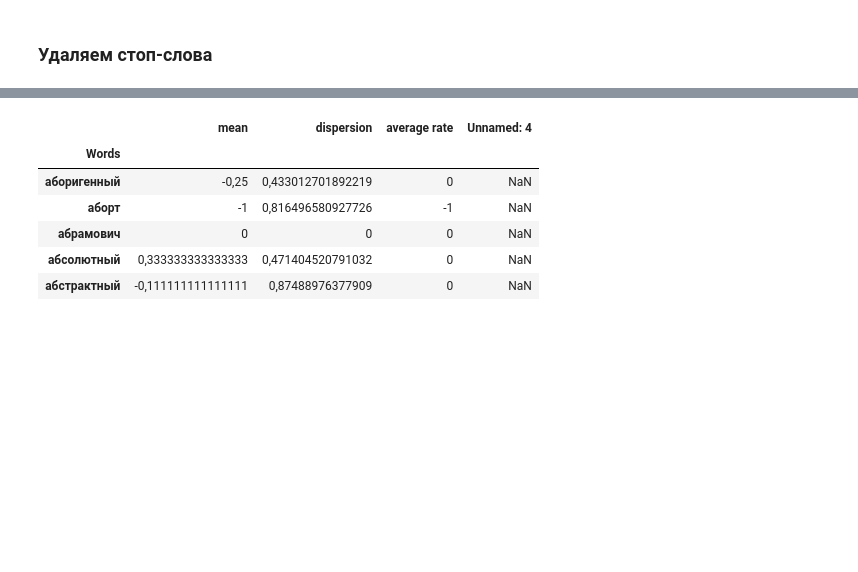
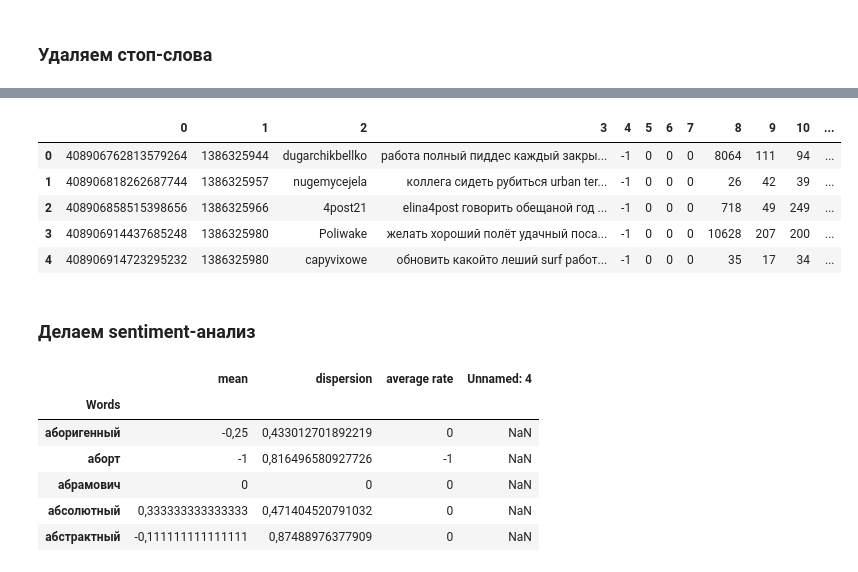
Before and after one commit to ivanVgusev/NLP, a Jupyter notebook: lab1.ipynb, the cells around one changed output, grey strips where cells are left out. Saved outputs shown, nothing was run; the diff lists cells and outputs as text; code cells hidden in the pictures; blank space fills up the shorter version.

```diff
--- a/lab1.ipynb
+++ b/lab1.ipynb
@@ -38,11 +54,25 @@ def text_preprocess(text: str) -> str:
     normalized_text = normalized_text.lower()
     normalized_text = [word for word in normalized_text.split() if word not in stop_words]
     normalized_text = [morph.parse(word)[0].normal_form for word in normalized_text]
-    return " ".join(normalized_text)
+    normalized_text = " ".join(normalized_text)
+    normalized_text = normalized_text.translate(str.maketrans('', '', string.punctuation))
+    # Удаляем все ссылки из текстов
+    normalized_text = re.sub(r"https?:\/\/.*?[\s+]", "", normalized_text)
+    normalized_text = re.sub(r"\n+?", "\n", normalized_text)
+    return normalized_text
 # %%
 # Применяем предобработку текста ко всему датасету
 dataset.iloc[:, 3] = dataset.iloc[:, 3].apply(text_preprocess)
-dataset = dataset.iloc[:, 3]
+dataset.head()
+# %% [output]
+|  | 0 | 1 | 2 | 3 | 4 | 5 | 6 | 7 | 8 | 9 | 10 | ... |
+| 0 | 408906762813579264 | 1386325944 | dugarchikbellko | работа полный пиддес каждый закры... | -1 | 0 | 0 | 0 | 8064 | 111 | 94 | ... |
+| 1 | 408906818262687744 | 1386325957 | nugemycejela | коллега сидеть рубиться urban ter... | -1 | 0 | 0 | 0 | 26 | 42 | 39 | ... |
+| 2 | 408906858515398656 | 1386325966 | 4post21 | elina4post говорить обещаной год ... | -1 | 0 | 0 | 0 | 718 | 49 | 249 | ... |
+| 3 | 408906914437685248 | 1386325980 | Poliwake | желать хороший полёт удачный поса... | -1 | 0 | 0 | 0 | 10628 | 207 | 200 | ... |
+| 4 | 408906914723295232 | 1386325980 | capyvixowe | обновить какойто леший surf работ... | -1 | 0 | 0 | 0 | 35 | 17 | 34 | ... |
+# %% [markdown]
+### Делаем sentiment-анализ
 # %%
 # Считываем LinisCrowd 2015
 sentiment_dataset = pd.read_csv("words_all_full_rating.csv", encoding="cp1251", sep=";", index_col="Words")
```
Also changed, not shown: parts of 27 cells of this notebook, 3 other files.
